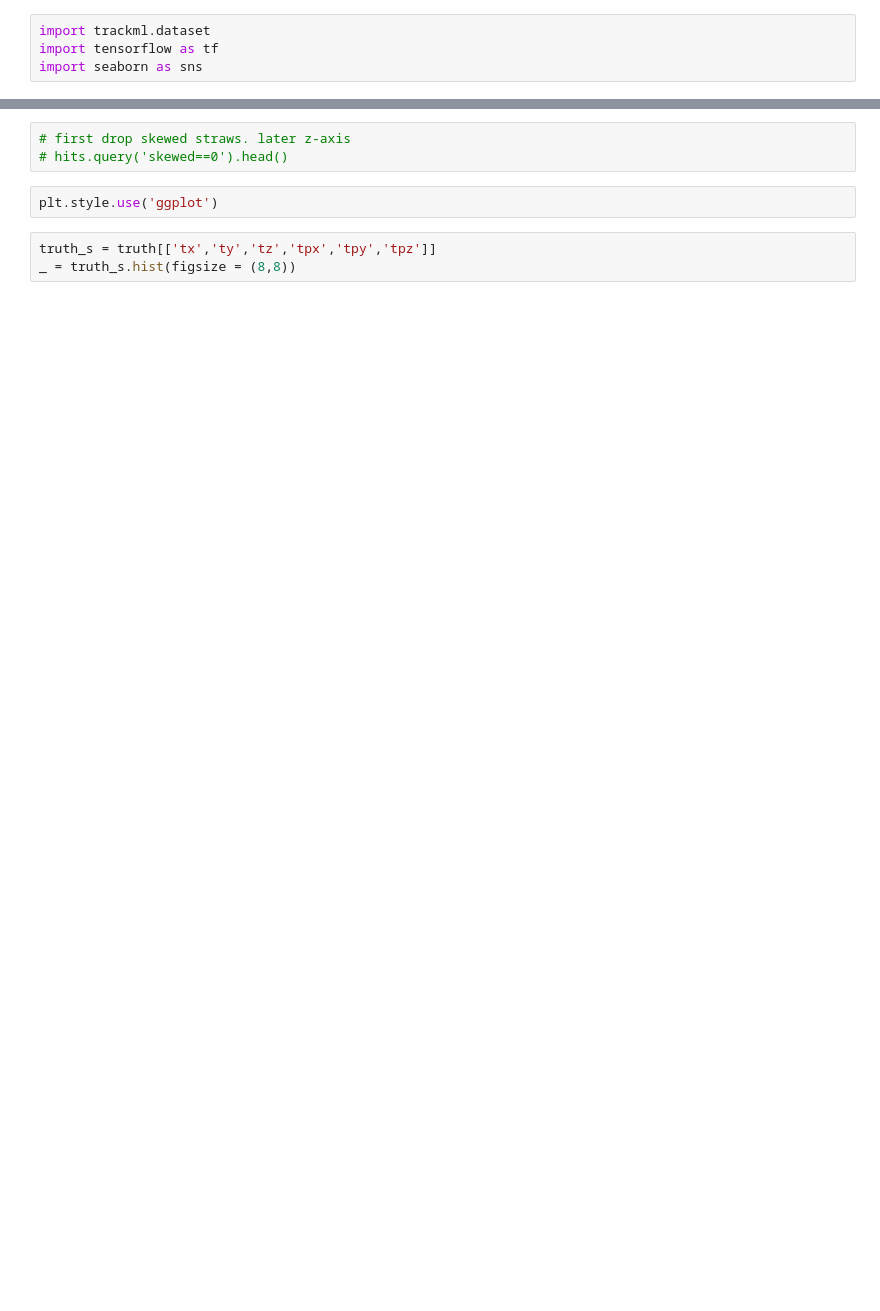
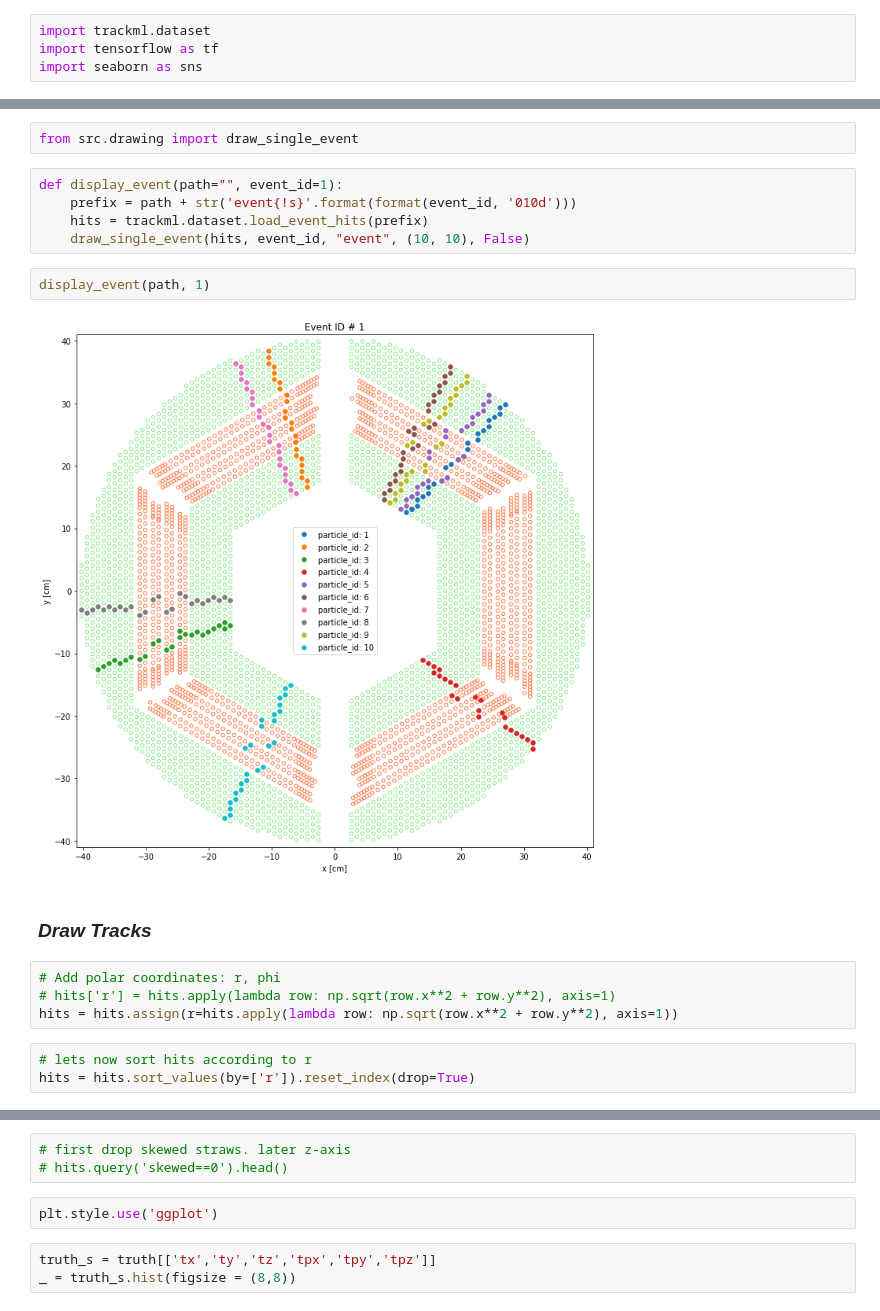
Before and after one commit to ai4fair/pandaml, a Jupyter notebook: stt_eda.ipynb, the cells around one changed output, grey strips where cells are left out. Saved outputs shown, nothing was run; the diff lists cells and outputs as text; blank space fills up the shorter version.

```diff
--- a/stt_eda.ipynb
+++ b/stt_eda.ipynb
@@ -74,0 +86,20 @@ truth.head()
+# %%
+from src.drawing import draw_single_event
+# %%
+def display_event(path="", event_id=1):
+    prefix = path + str('event{!s}'.format(format(event_id, '010d')))
+    hits = trackml.dataset.load_event_hits(prefix)
+    draw_single_event(hits, event_id, "event", (10, 10), False)
+# %%
+display_event(path, 1)
+# %% [output]
+[figure, added]
+# %% [markdown]
+### _Draw Tracks_
+# %%
+# Add polar coordinates: r, phi
+# hits['r'] = hits.apply(lambda row: np.sqrt(row.x**2 + row.y**2), axis=1)
+hits = hits.assign(r=hits.apply(lambda row: np.sqrt(row.x**2 + row.y**2), axis=1))
+# %%
+# lets now sort hits according to r
+hits = hits.sort_values(by=['r']).reset_index(drop=True)
```
Also changed, not shown: parts of 32 cells of this notebook, 12 other files.
